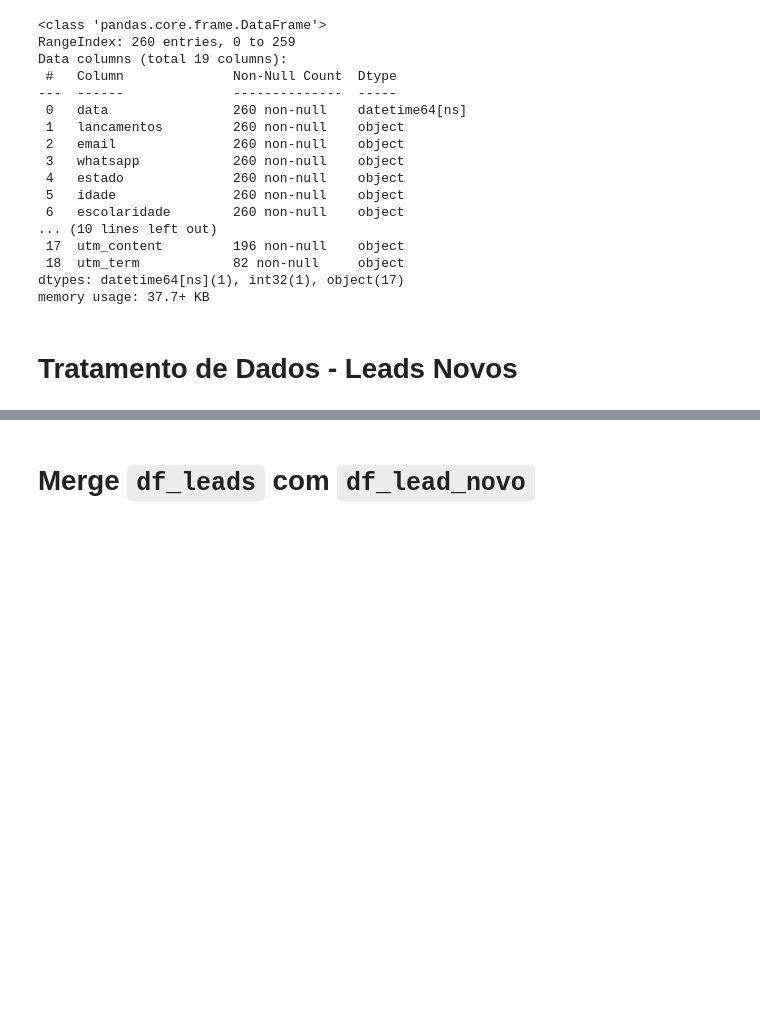
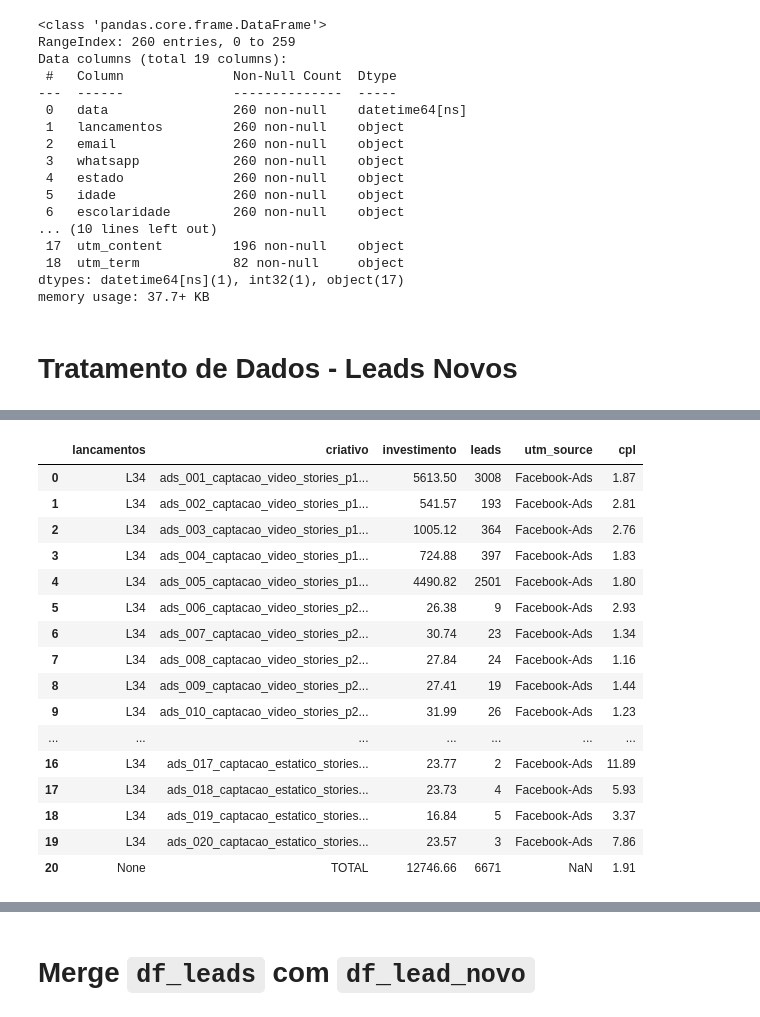
Before and after one commit to camilobica/leadscore_qg_concursos, a Jupyter notebook: notebooks/tratamento_dados.ipynb, the cells around one changed output, grey strips where cells are left out. Drawn from its saved outputs; the diff is of its cells as text; code cells hidden in the pictures; blank space fills up the shorter version.

```diff
--- a/notebooks/tratamento_dados.ipynb
+++ b/notebooks/tratamento_dados.ipynb
@@ -1954,9 +1954,12 @@ def carregar_aba(sheet_id, aba_nome):
 
 # === IDs das planilhas (fixar no .env depois se quiser) ===
 id_leads_l34 = "155-8YH18_ExLOLq0kWQTz1rolB4903hV6_MfD1FubkQ"
+id_invest_trafego_l34 = "1A7W3qqCjDDP8oDpjLt6hZHLs68a1wmD1kWn47StFOTE"
 
 # === Carregar DataFrames ===
 df_leads_l34_forms = carregar_aba(id_leads_l34, "Respostas ao formulário 1")
+df_dados_invest_face = carregar_aba(id_invest_trafego_l34, "Dados Investimento")
+df_dados_invest_google = carregar_aba(id_invest_trafego_l34, "Dados Investimento Google")
 
 df_leads_l34_forms.head()
 # %% [output]
@@ -2167,0 +2171,7 @@ memory usage: 1.3+ MB
+# %%
+taxa_resposta_por_canal = (
+    df_leads_l34
+    .groupby('utm_source')['email captação']
+    .apply(lambda x: x.notna().mean())
+    .to_dict()
+)
@@ -2366,0 +2483,37 @@ Name: count, dtype: int64
+# %%
+# Reordenar colunas colocando 'lancamentos' primeiro
+cols = ['lancamentos'] + [col for col in df_cpl_face.columns if col != 'lancamentos']
+df_cpl_face = df_cpl_face[cols]
+
+# Renomear colunas
+df_cpl_face.rename(columns={
+    'ad_name': 'criativo',
+    'spend': 'investimento',
+    'num_leads': 'leads'
+}, inplace=True)
+
+# Ajustar formatos
+df_cpl_face['leads'] = df_cpl_face['leads'].astype(int)
+df_cpl_face['cpl'] = df_cpl_face['cpl'].round(2)
+df_cpl_face['investimento'] = df_cpl_face['investimento'].round(2)  # opcional
+
+pd.set_option('display.max_rows', 100)  # ou mais, se quiser
+display(df_cpl_face)
+# %% [output]
+|  | lancamentos | criativo | investimento | leads | utm_source | cpl |
+| 0 | L34 | ads_001_captacao_video_stories_p1... | 5613.50 | 3008 | Facebook-Ads | 1.87 |
+| 1 | L34 | ads_002_captacao_video_stories_p1... | 541.57 | 193 | Facebook-Ads | 2.81 |
+| 2 | L34 | ads_003_captacao_video_stories_p1... | 1005.12 | 364 | Facebook-Ads | 2.76 |
+| 3 | L34 | ads_004_captacao_video_stories_p1... | 724.88 | 397 | Facebook-Ads | 1.83 |
+| 4 | L34 | ads_005_captacao_video_stories_p1... | 4490.82 | 2501 | Facebook-Ads | 1.80 |
+| 5 | L34 | ads_006_captacao_video_stories_p2... | 26.38 | 9 | Facebook-Ads | 2.93 |
+| 6 | L34 | ads_007_captacao_video_stories_p2... | 30.74 | 23 | Facebook-Ads | 1.34 |
+| 7 | L34 | ads_008_captacao_video_stories_p2... | 27.84 | 24 | Facebook-Ads | 1.16 |
+| 8 | L34 | ads_009_captacao_video_stories_p2... | 27.41 | 19 | Facebook-Ads | 1.44 |
+| 9 | L34 | ads_010_captacao_video_stories_p2... | 31.99 | 26 | Facebook-Ads | 1.23 |
+| ... | ... | ... | ... | ... | ... | ... |
+| 16 | L34 | ads_017_captacao_estatico_stories... | 23.77 | 2 | Facebook-Ads | 11.89 |
+| 17 | L34 | ads_018_captacao_estatico_stories... | 23.73 | 4 | Facebook-Ads | 5.93 |
+| 18 | L34 | ads_019_captacao_estatico_stories... | 16.84 | 5 | Facebook-Ads | 3.37 |
+| 19 | L34 | ads_020_captacao_estatico_stories... | 23.57 | 3 | Facebook-Ads | 7.86 |
+| 20 | None | TOTAL | 12746.66 | 6671 | NaN | 1.91 |
```
Also changed, not shown: parts of 29 cells of this notebook, 7 other files.
